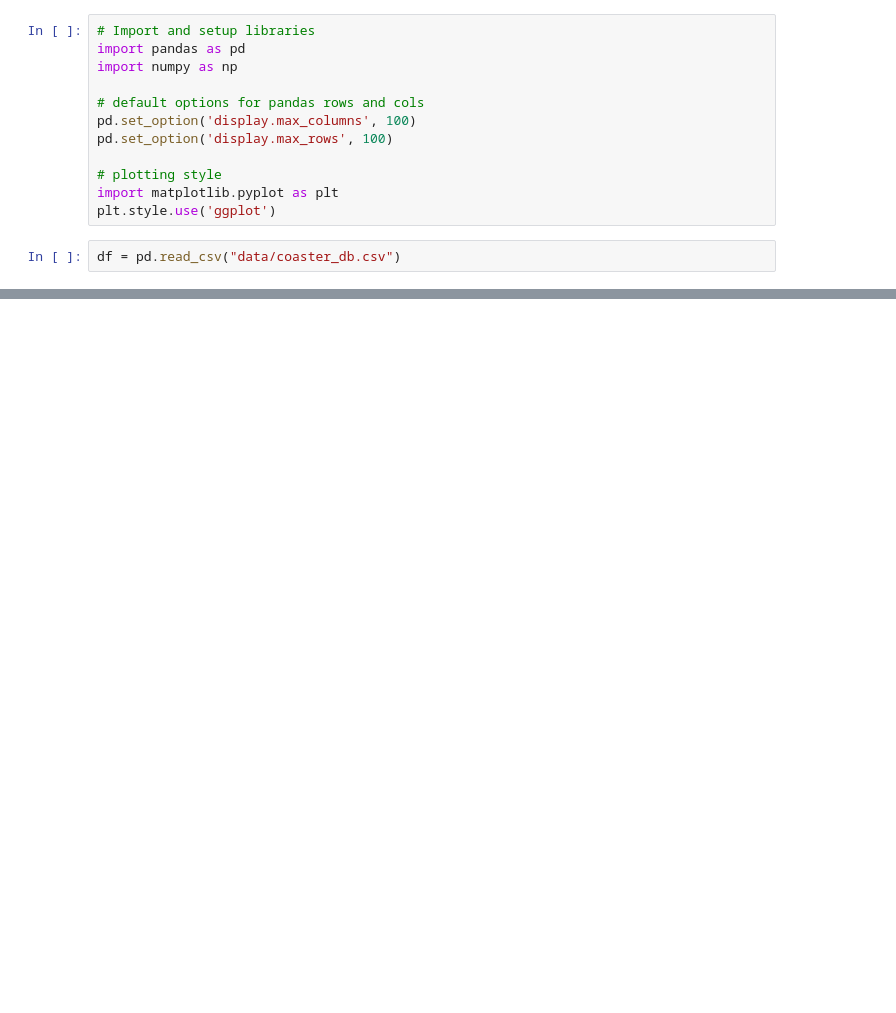
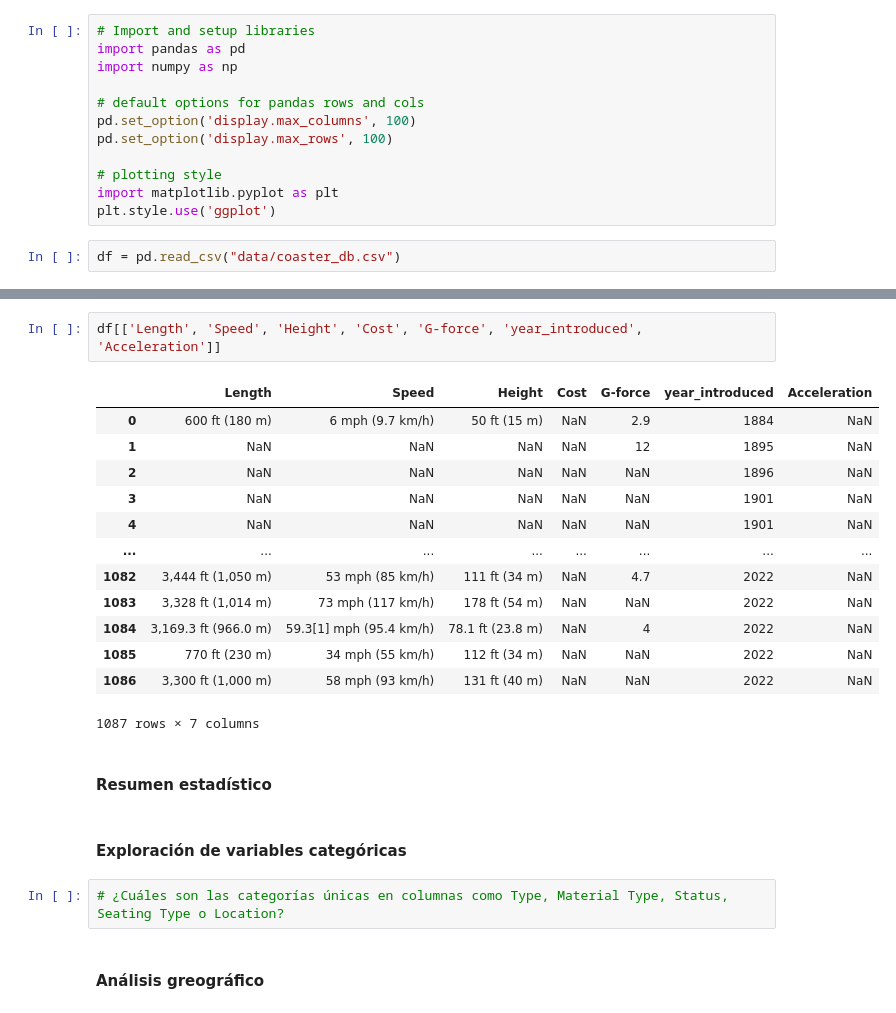
Before and after one commit to isaultirado77/learning-python, a Jupyter notebook: pandas/roller_coaster.ipynb, the cells around one changed output, grey strips where cells are left out. Drawn from its saved outputs; the diff is of its cells as text; blank space fills up the shorter version.

```diff
--- a/pandas/roller_coaster.ipynb
+++ b/pandas/roller_coaster.ipynb
@@ -202,0 +222,24 @@ df.drop(columns=['longitude', 'latitude']).describe()
+# %%
+df[['Length', 'Speed', 'Height', 'Cost', 'G-force', 'year_introduced', 'Acceleration']]
+# %% [output]
+|  | Length | Speed | Height | Cost | G-force | year_introduced | Acceleration |
+| 0 | 600 ft (180 m) | 6 mph (9.7 km/h) | 50 ft (15 m) | NaN | 2.9 | 1884 | NaN |
+| 1 | NaN | NaN | NaN | NaN | 12 | 1895 | NaN |
+| 2 | NaN | NaN | NaN | NaN | NaN | 1896 | NaN |
+| 3 | NaN | NaN | NaN | NaN | NaN | 1901 | NaN |
+| 4 | NaN | NaN | NaN | NaN | NaN | 1901 | NaN |
+| ... | ... | ... | ... | ... | ... | ... | ... |
+| 1082 | 3,444 ft (1,050 m) | 53 mph (85 km/h) | 111 ft (34 m) | NaN | 4.7 | 2022 | NaN |
+| 1083 | 3,328 ft (1,014 m) | 73 mph (117 km/h) | 178 ft (54 m) | NaN | NaN | 2022 | NaN |
+| 1084 | 3,169.3 ft (966.0 m) | 59.3[1] mph (95.4 km/h) | 78.1 ft (23.8 m) | NaN | 4 | 2022 | NaN |
+| 1085 | 770 ft (230 m) | 34 mph (55 km/h) | 112 ft (34 m) | NaN | NaN | 2022 | NaN |
+| 1086 | 3,300 ft (1,000 m) | 58 mph (93 km/h) | 131 ft (40 m) | NaN | NaN | 2022 | NaN |
+1087 rows × 7 columns
+# %% [markdown]
+#### Resumen estadístico
+# %% [markdown]
+#### Exploración de variables categóricas
+# %%
+# ¿Cuáles son las categorías únicas en columnas como Type, Material Type, Status, Seating Type o Location?
+# %% [markdown]
+#### Análisis greográfico
```
Also changed, not shown: parts of 28 cells of this notebook, 1 other file.
